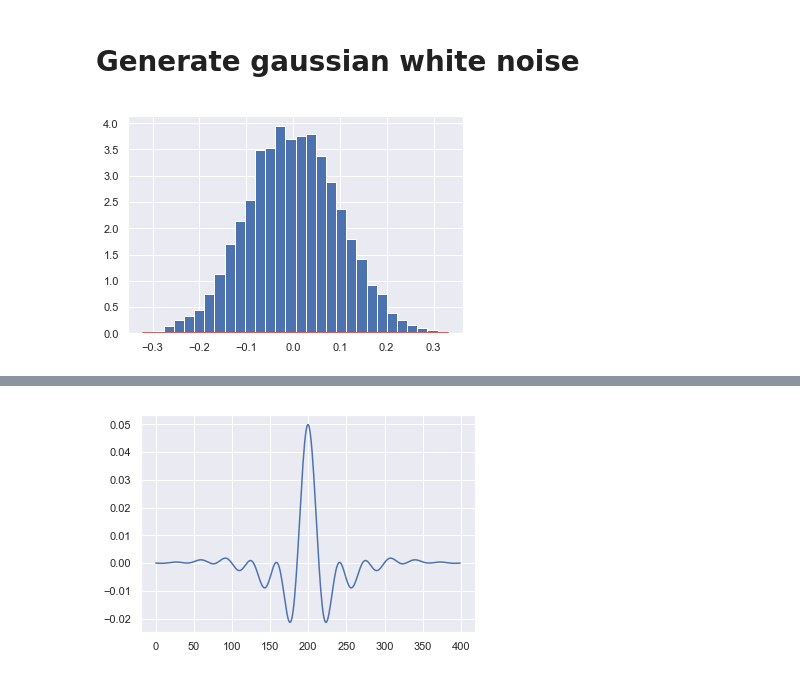
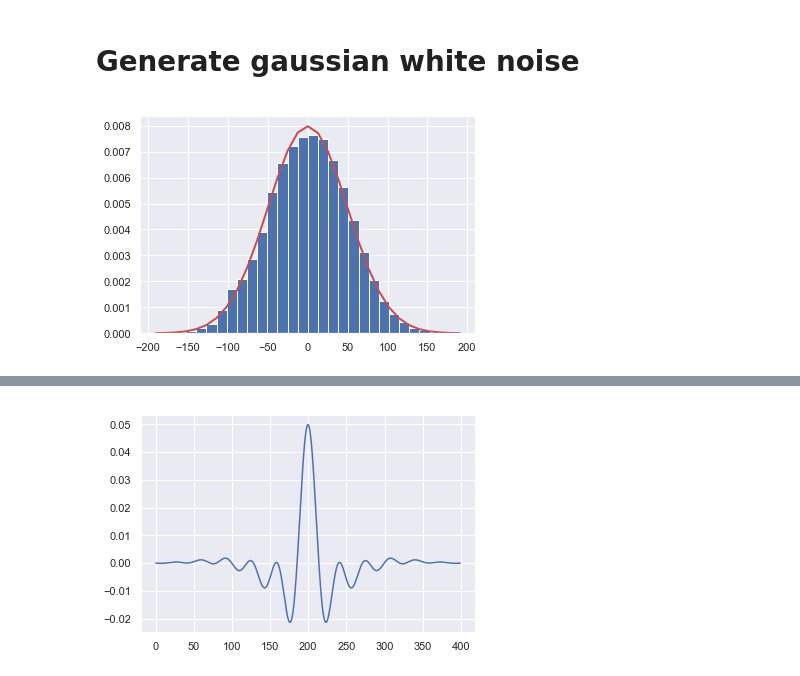
Before and after one commit to rudinesurya/Epilepsy-Seizure-Detector, a Jupyter notebook: add-noise.ipynb, the cells around one changed output, grey strips where cells are left out. Saved outputs shown, nothing was run; the diff lists cells and outputs as text; code cells hidden in the pictures.

```diff
--- a/add-noise.ipynb
+++ b/add-noise.ipynb
@@ -33,11 +33,11 @@ mu, sigma = 0, 50 # mean and standard deviation
 x = len(eeg["times"][0])
 y = np.random.normal(mu, sigma, x)
 # %%
-count, bins, ignored = plt.hist(s, 30, normed=True)
+count, bins, ignored = plt.hist(y, 30, normed=True)
 plt.plot(bins, 1/(sigma * np.sqrt(2 * np.pi)) * np.exp( - (bins - mu)**2 / (2 * sigma**2) ), linewidth=2, color='r')
 plt.show()
 # %% [output]
-[figure, old version]
+[figure, new version]
 # %%
 plt.figure(figsize=(16, 10))
 plt.plot(eeg["times"][0], eeg["measurements"][0])
```
Also changed, not shown: parts of 2 cells of this notebook, 1 other file.
